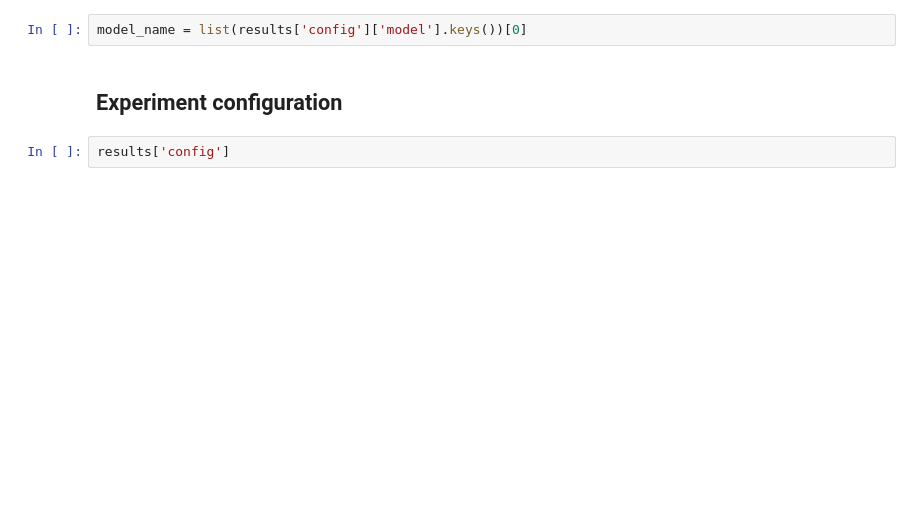
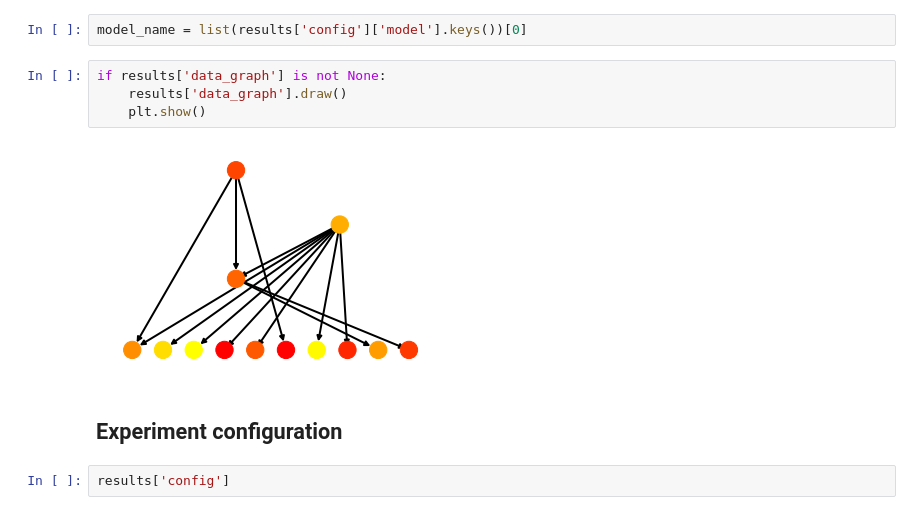
Before and after one commit to Bertinus/causal_cell_embedding, a Jupyter notebook: notebooks/Result_Exploration.ipynb, the cells around one changed output. Saved outputs shown, nothing was run; the diff lists cells and outputs as text; blank space fills up the shorter version.

```diff
--- a/notebooks/Result_Exploration.ipynb
+++ b/notebooks/Result_Exploration.ipynb
@@ -44,5 +44,11 @@ dict_keys(['exp_name', 'config', 'seed', 'losses', 'best_epoch'])
 # %%
 model_name = list(results['config']['model'].keys())[0]
+# %%
+if results['data_graph'] is not None:
+    results['data_graph'].draw()
+    plt.show()
+# %% [output]
+[figure, added]
 # %% [markdown]
 ## Experiment configuration
 # %%
```
Also changed, not shown: parts of 10 cells of this notebook, 3 other files.
